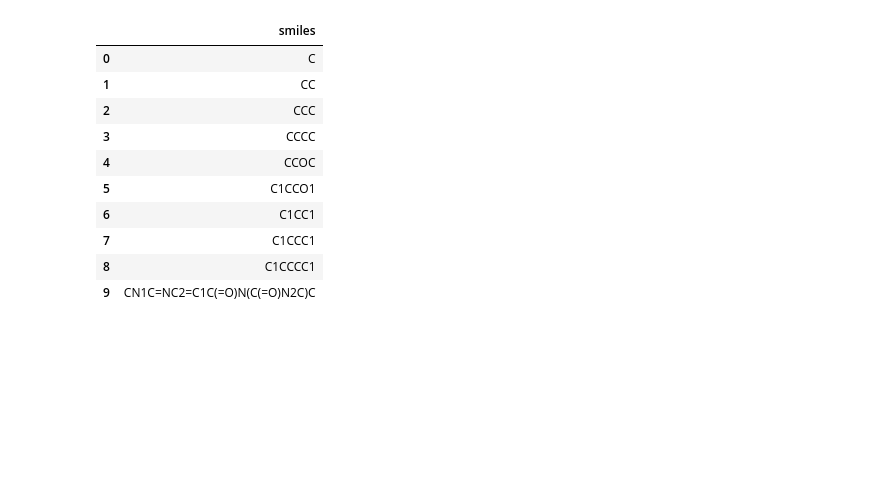
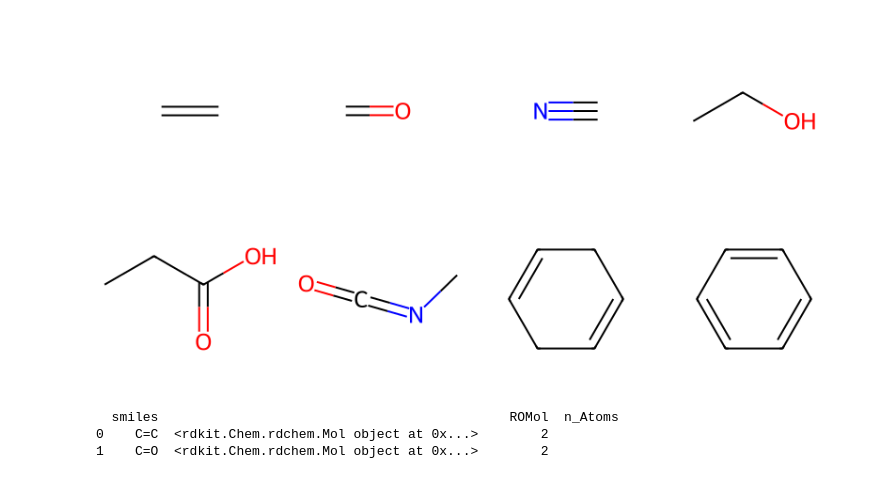
Before and after one commit to sunflowerzy/comp-lab-class-2023, a Jupyter notebook: Week11/Task3/energy_table.ipynb, the cells around one changed output. Saved outputs shown, nothing was run; the diff lists cells and outputs as text; code cells hidden in the pictures; blank space fills up the shorter version.

```diff
--- a/Week11/Task3/energy_table.ipynb
+++ b/Week11/Task3/energy_table.ipynb
@@ -1,20 +0,0 @@
-# %%
-import pandas as pd
-
-# Read SMILES from CSV
-df = pd.read_csv('smiles.csv')
-
-# Display the dataframe
-df
-# %% [output]
-|  | smiles |
-| 0 | C |
-| 1 | CC |
-| 2 | CCC |
-| 3 | CCCC |
-| 4 | CCOC |
-| 5 | C1CCO1 |
-| 6 | C1CC1 |
-| 7 | C1CCC1 |
-| 8 | C1CCCC1 |
-| 9 | CN1C=NC2=C1C(=O)N(C(=O)N2C)C |
@@ -20,0 +13,13 @@ df
+# %%
+PandasTools.FrameToGridImage(df.head(8), molsPerRow=4)
+# %% [output]
+[figure, added]
+# %%
+df["n_Atoms"] = df['ROMol'].map(lambda x: x.GetNumAtoms())
+df_head = df.head(2)
+PandasTools.AddMoleculeColumnToFrame(df_head, 'smiles', 'ROMol')
+df_head
+# %% [output]
+  smiles                                             ROMol  n_Atoms
+0    C=C  <rdkit.Chem.rdchem.Mol object at 0x...>        2
+1    C=O  <rdkit.Chem.rdchem.Mol object at 0x...>        2
```
Also changed, not shown: parts of 5 cells of this notebook, 4 other files.
